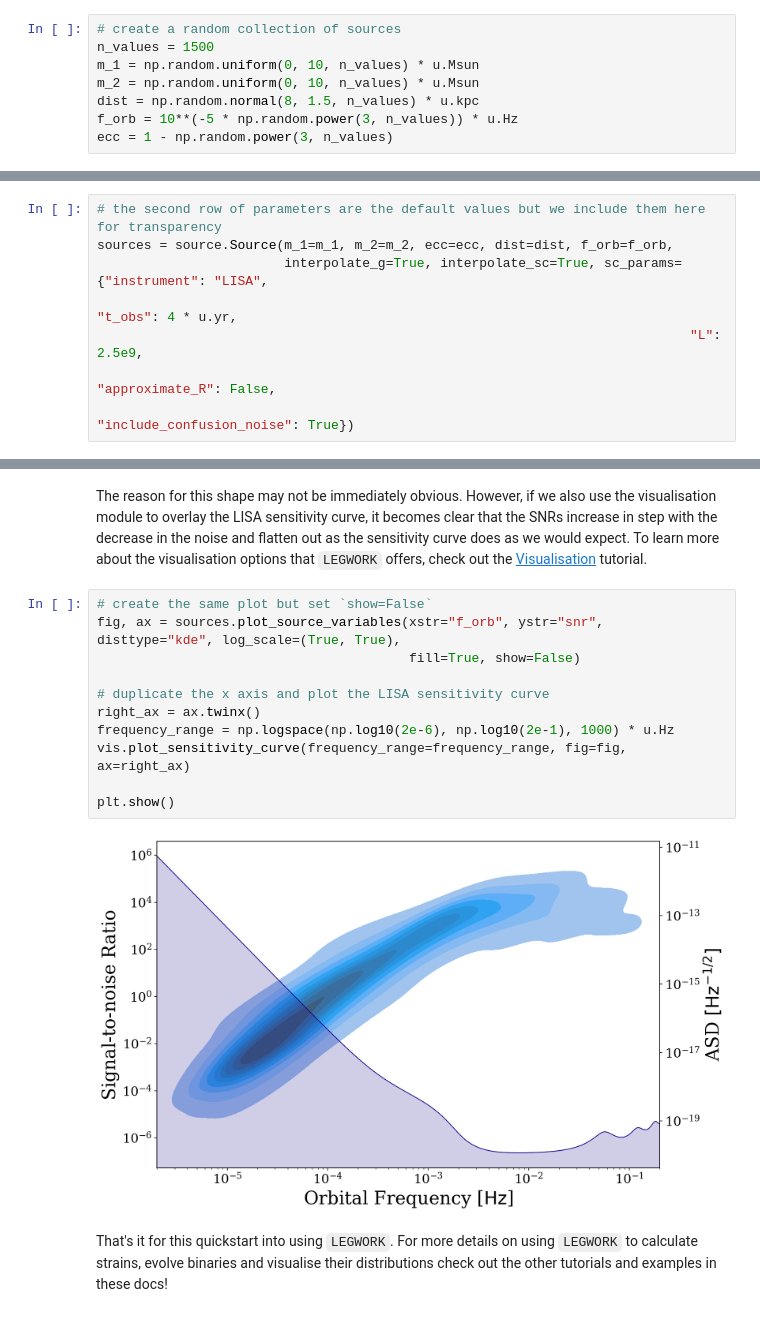
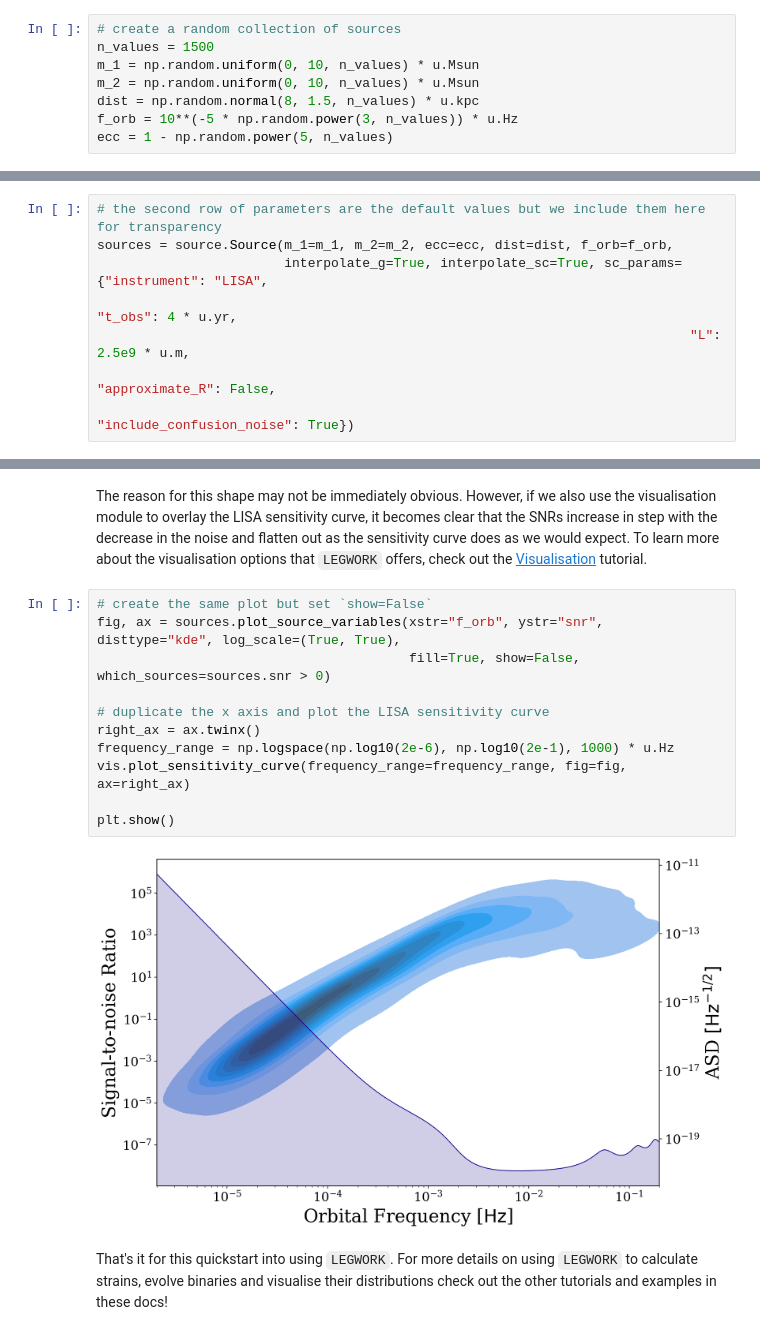
Before and after one commit to TeamLEGWORK/LEGWORK, a Jupyter notebook: docs/notebooks/Quickstart.ipynb, the cells around one changed output, grey strips where cells are left out. Cells and saved outputs as stored; diff of their text form.

```diff
--- a/docs/notebooks/Quickstart.ipynb
+++ b/docs/notebooks/Quickstart.ipynb
@@ -35,7 +35,7 @@ m_1 = np.random.uniform(0, 10, n_values) * u.Msun
 m_2 = np.random.uniform(0, 10, n_values) * u.Msun
 dist = np.random.normal(8, 1.5, n_values) * u.kpc
 f_orb = 10**(-5 * np.random.power(3, n_values)) * u.Hz
-ecc = 1 - np.random.power(3, n_values)
+ecc = 1 - np.random.power(5, n_values)
 # %% [markdown]
 We can instantiate a `Source` class using these random sources in order to analyse the population. We set `interpolate_g=True` and `interpolate_sc=True` so that the Source class uses an interpolated version of the $g(n,e)$ function from Peters 1963 and the sensitivity curve since this gives significant increases in speed. `sc_params` gives the parameters to use for the sensitivity curve and we by default use LISA with a 4 year mission.
 # %%
@@ -43,7 +43,7 @@ We can instantiate a `Source` class using these random sources in order to analy
 sources = source.Source(m_1=m_1, m_2=m_2, ecc=ecc, dist=dist, f_orb=f_orb,
                         interpolate_g=True, interpolate_sc=True, sc_params={"instrument": "LISA",
                                                                             "t_obs": 4 * u.yr,
-                                                                            "L": 2.5e9,
+                                                                            "L": 2.5e9 * u.m,
                                                                             "approximate_R": False,
                                                                             "include_confusion_noise": True})
 # %% [markdown]
@@ -82,15 +81,15 @@ The reason for this shape may not be immediately obvious. However, if we also us
 # %%
 # create the same plot but set `show=False`
 fig, ax = sources.plot_source_variables(xstr="f_orb", ystr="snr", disttype="kde", log_scale=(True, True),
-                                        fill=True, show=False)
+                                        fill=True, show=False, which_sources=sources.snr > 0)
 
 # duplicate the x axis and plot the LISA sensitivity curve
 right_ax = ax.twinx()
 frequency_range = np.logspace(np.log10(2e-6), np.log10(2e-1), 1000) * u.Hz
 vis.plot_sensitivity_curve(frequency_range=frequency_range, fig=fig, ax=right_ax)
 
 plt.show()
 # %% [output]
-[figure, old version]
+[figure, new version]
 # %% [markdown]
 That's it for this quickstart into using `LEGWORK`. For more details on using `LEGWORK` to calculate strains, evolve binaries and visualise their distributions check out the other tutorials and examples in these docs!
```
Also changed, not shown: parts of 3 cells of this notebook.
